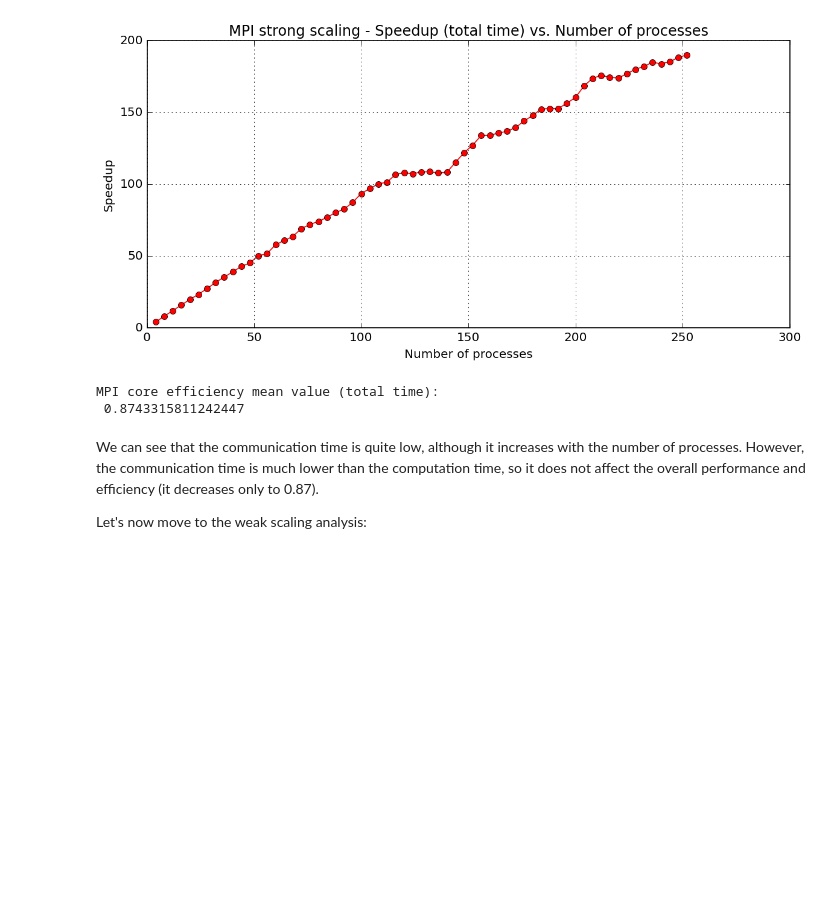
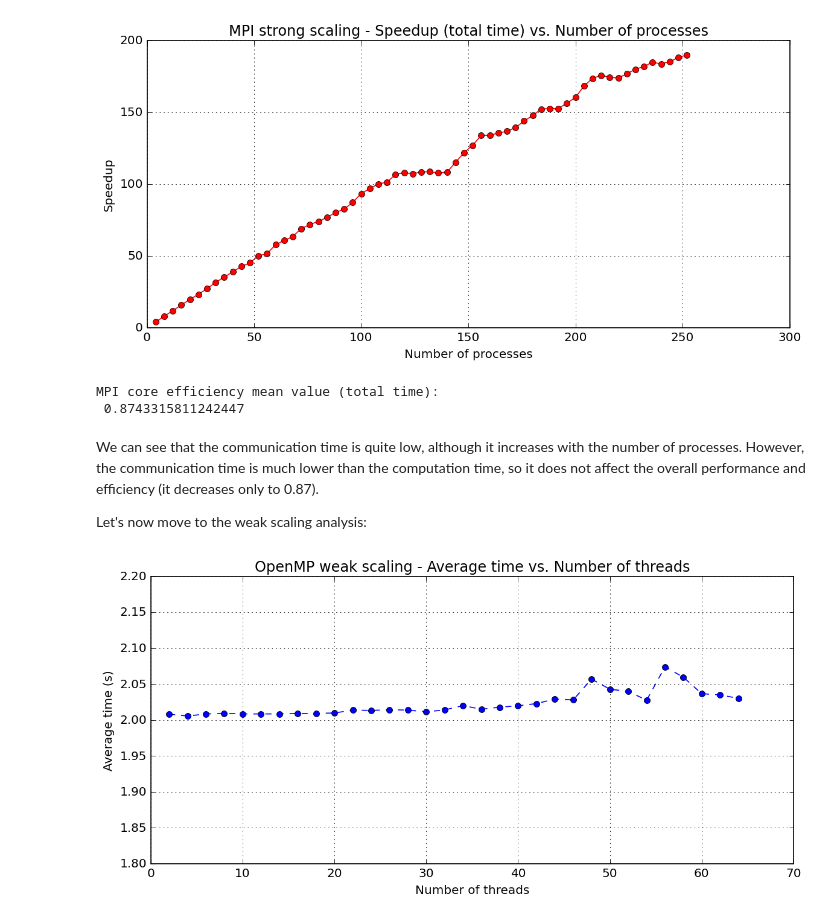
Before and after one commit to PieroZ01/High_Performance_Computing_Assignment, a Jupyter notebook: exercise2/Solution/ex2C_scaling_analysis.ipynb, the cells around one changed output. Cells and saved outputs as stored; diff of their text form; code cells hidden in the pictures; blank space fills up the shorter version.

```diff
--- a/exercise2/Solution/ex2C_scaling_analysis.ipynb
+++ b/exercise2/Solution/ex2C_scaling_analysis.ipynb
@@ -284,3 +284,36 @@ MPI core efficiency mean value (total time):
 We can see that the communication time is quite low, although it increases with the number of processes. However, the communication time is much lower than the computation time, so it does not affect the overall performance and efficiency (it decreases only to 0.87).
 
 Let's now move to the weak scaling analysis:
+# %%
+# Import the data collected on Orfeo
+omp_weak_scaling_close_data = pd.read_csv("./Results/omp_weakscaling_sizex1000x65535_close_cores_dynamic_robin.csv")
+mpi_weak_scaling_core_data = pd.read_csv("./Results/mpi_weakscaling_sizex1000x65535_core_robin.csv")
+
+# Convert the "n_processes", "n_threads", "Average time, "Standard deviation" and "Communication time" columns to numeric
+omp_weak_scaling_close_data["n_processes"] = omp_weak_scaling_close_data["n_processes"].astype(int)
+omp_weak_scaling_close_data["n_threads"] = omp_weak_scaling_close_data["n_threads"].astype(int)
+omp_weak_scaling_close_data["Average time"] = omp_weak_scaling_close_data["Average time"].astype(float)
+omp_weak_scaling_close_data["Standard deviation"] = omp_weak_scaling_close_data["Standard deviation"].astype(float)
+omp_weak_scaling_close_data["Communication time"] = omp_weak_scaling_close_data["Communication time"].astype(float)
+mpi_weak_scaling_core_data["n_processes"] = mpi_weak_scaling_core_data["n_processes"].astype(int)
+mpi_weak_scaling_core_data["n_threads"] = mpi_weak_scaling_core_data["n_threads"].astype(int)
+mpi_weak_scaling_core_data["Average time"] = mpi_weak_scaling_core_data["Average time"].astype(float)
+mpi_weak_scaling_core_data["Standard deviation"] = mpi_weak_scaling_core_data["Standard deviation"].astype(float)
+mpi_weak_scaling_core_data["Communication time"] = mpi_weak_scaling_core_data["Communication time"].astype(float)
+# %%
+# Plot the OpenMP weak scaling using the average time and plotting also the standard deviation
+plt.style.use("classic")
+plot = plt.figure(figsize=(10, 5), dpi=120, facecolor='w', edgecolor='k')
+plt.errorbar(omp_weak_scaling_close_data["n_threads"], omp_weak_scaling_close_data["Average time"], yerr=omp_weak_scaling_close_data["Standard deviation"], marker="o", linestyle="--", color="blue") # label="Close"
+plt.ylim(1.8, 2.2)
+plt.xlabel("Number of threads")
+plt.ylabel("Average time (s)")
+plt.title("OpenMP weak scaling - Average time vs. Number of threads")
+#plt.legend()
+plt.grid(True)
+
+# Fix the layout and show the plot
+plt.tight_layout()
+plt.show()
+# %% [output]
+[figure, added]
```
Also changed, not shown: parts of 3 cells of this notebook, 40 other files.
